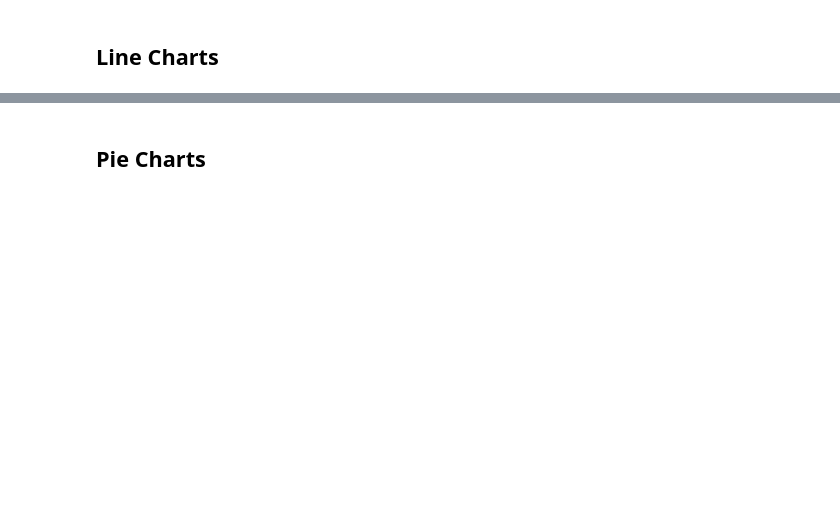
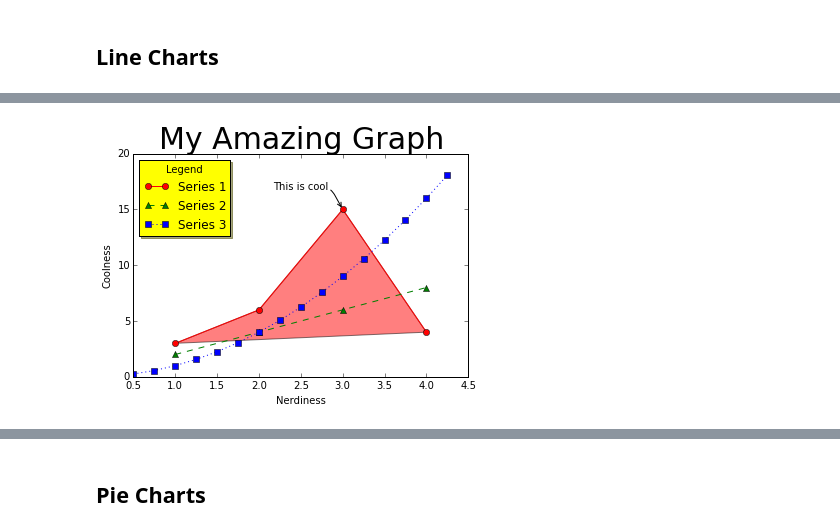
Before and after one commit to hermonm/Hermons_Book_of_Python, a Jupyter notebook: Chapter12.ipynb, the cells around one changed output, grey strips where cells are left out. Cells and saved outputs as stored; diff of their text form; code cells hidden in the pictures; blank space fills up the shorter version.

```diff
--- a/Chapter12.ipynb
+++ b/Chapter12.ipynb
@@ -60 +19,90 @@ plt.show()
+# %%
+'''These first two lines of code below are crucial as they import the libraries
+that contain the functions that we need. The 'as' is used to give an easy
+to use alias name to the modules. You don't have to do this but if you do
+you can can call it anything you want. Most programmers use 'np' for the numpy
+library and 'plt' for the pyplot library so we will also'''
+
+import numpy as np
+import matplotlib.pyplot as plt
+
+
+'''I'm probably trying to do too much in the program. The four lines below are our data.
+We assign a list to a variable. Again you can call the variables anything you want but x
+and y makes sense for graphs. We are actually trying to plot three graphs on the same plot
+so we have several series. The last one (cse) uses the arange function from the numpy
+library. It will give a list of values starting with .5 and ending with 4.5 and
+incrementing between them by .25. Notice when calling the 'arange' function we use the
+library abbreviation (np) and a dot (.) before it. This tells the computer from which
+library to pull the function.'''
+
+x =  [1, 2, 3, 4]
+y1 = [3, 6, 15, 4]
+y2 = [2, 4, 6, 8]
+cse = np.arange(.5, 4.5, 0.25)
+
+
+'''Here is how you can actually annotate a point on your graph. Notice
+again the dot notation of the library followed by the function. Feel free
+to experiment with all of the arguments in the function to see how it
+changes your graph.'''
+
+plt.annotate('This is cool',
+             xy = (3, 15),
+             xycoords = 'data',
+             xytext = (-70, 20),
+             textcoords = 'offset points',
+             arrowprops = dict(arrowstyle="->",
+                               connectionstyle="arc,angleA=0,armA=30,rad=10"))
+
+
+'''Here is where the first two data series get plotted. We see the dot notation calling
+the 'plot' function from the pyplot(plt) library. The first two arguments are your x values
+and then your y values. The third argument controls alot of things. The first character
+is the Line Style. It can be one of - , -- ,  -. , :  or None. The second character is the
+Line Color. Here is the documentation on color:
+        http://matplotlib.org/1.4.2/api/colors_api.html
+The third character is Marker Shape such as circles (o), squares (s) and triangles (^).
+Here is the documentation on marker shapes:
+        http://matplotlib.org/1.4.2/api/markers_api.html
+Finally, you can specify a label that will be placed in the legend when we create one.'''
+
+plt.plot(x, y1, '-ro', label = "Series 1")
+plt.plot(x, y2, '--g^',  label = "Series 2")
+
+'''In the third data series below we actually plotted a function. Notice for the x values
+we used the cse series which started with .5 and finished with 4.5 and incremented by .25.
+For the y values instead of specifying one of our data series we actually squared our
+cse series.'''
+
+plt.plot(cse, cse**2, ':bs',  label = "Series 3")
+
+'''Below we call the "fill" function from the pyplot(plt) library which will fill
+beneath the graph. The first two arguments are the x and y values, the third argument
+is a color and the alpha argument is kind of a transparency from 0-1. Below an alpha
+of 0 means no color and an alpha of 1 means full color. Fill Documentation:
+        http://matplotlib.org/1.4.2/api/pyplot_api.html#matplotlib.pyplot.fill'''
+
+plt.fill(x, y1, 'r', alpha=.5)
+
+
+'''Below we create a legend object first and then we call the get_frame and
+set_facecolor methods on that object. Legend Documentation:
+        http://matplotlib.org/1.4.2/api/pyplot_api.html#matplotlib.pyplot.legend'''
+
+legend = plt.legend(loc='upper left', shadow=True, title='Legend')
+legend.get_frame().set_facecolor('yellow')
+
+
+'''Below we have three more attributes that we can set for our graph.'''
+plt.ylabel('Coolness')
+plt.xlabel('Nerdiness')
+plt.title('My Amazing Graph', loc='center', fontsize=30)
+
+'''Finally, probably the most important method if you want to see the result
+of all of your amazing programming! show() '''
+
+plt.show()
+# %% [output]
+[figure, added]
 # %% [markdown]
```
Also changed, not shown: parts of 8 cells of this notebook, 1 other file.
